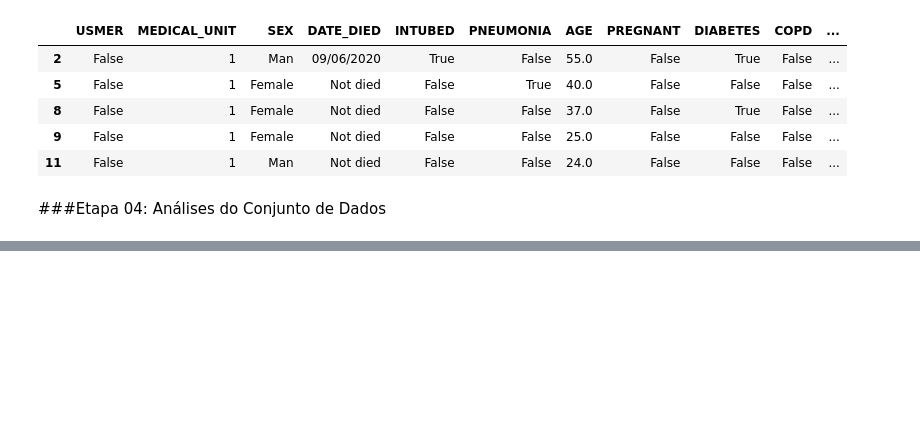
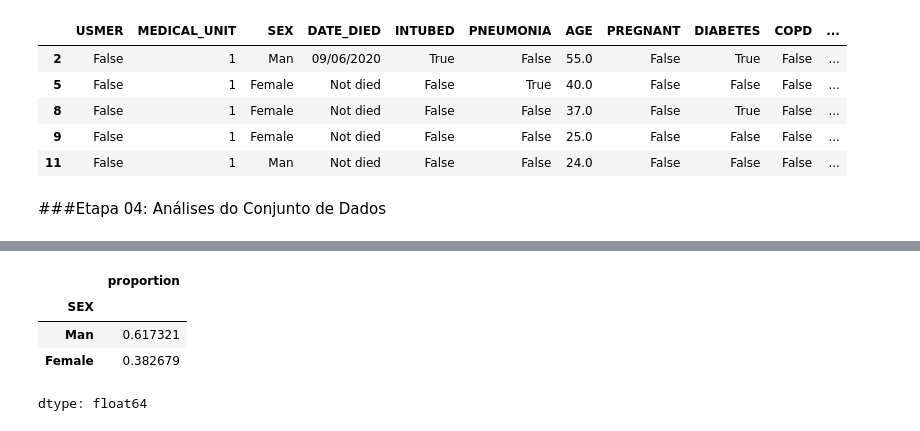
Before and after one commit to matheuspfferreira/python_data_science, a Jupyter notebook: Covid - 07/notebook/nb_covid.ipynb, the cells around one changed output, grey strips where cells are left out. Saved outputs shown, nothing was run; the diff lists cells and outputs as text; code cells hidden in the pictures; blank space fills up the shorter version.

```diff
--- a/Covid - 07/notebook/nb_covid.ipynb
+++ b/Covid - 07/notebook/nb_covid.ipynb
@@ -238,0 +250,9 @@ dados.head()
+# %%
+# Exibindo em porcentagem
+dados['SEX'].value_counts(normalize=True)
+# %% [output]
+|  | proportion |
+| SEX |  |
+| Man | 0.617321 |
+| Female | 0.382679 |
+dtype: float64
```
Also changed, not shown: parts of 9 cells of this notebook.
